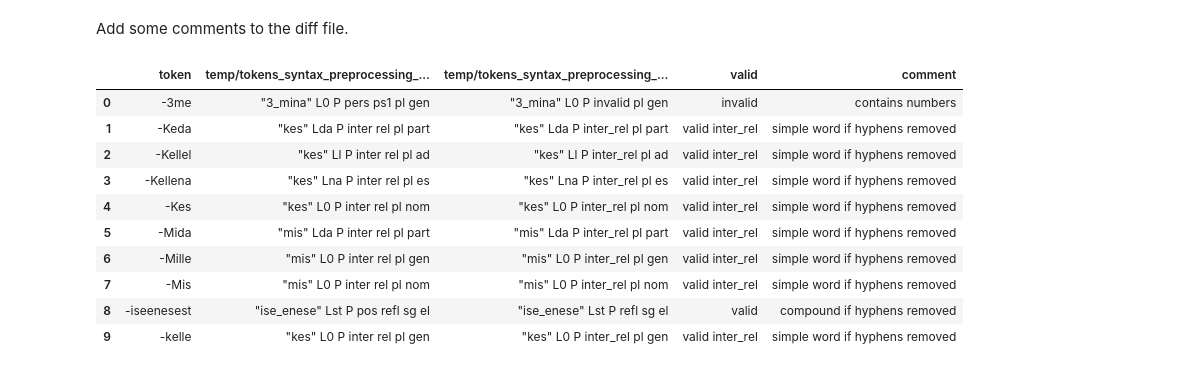
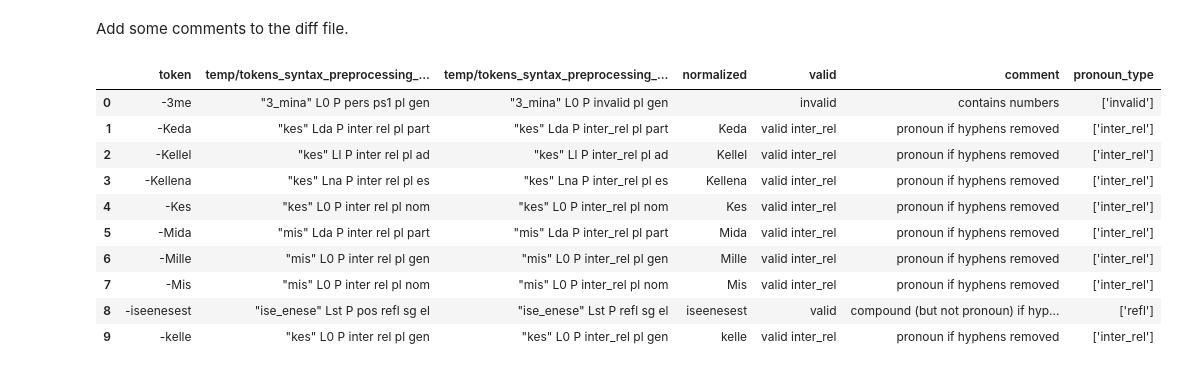
Before and after one commit to estnltk/koondkorpus-experiments, a Jupyter notebook: syntax_preprocessing_diff/syntax_preprocessing_diff.ipynb, the cells around one changed output. Saved outputs shown, nothing was run; the diff lists cells and outputs as text; code cells hidden in the pictures.

Commit message:
experiment with new NormalizingRewriter

```diff
--- a/syntax_preprocessing_diff/syntax_preprocessing_diff.ipynb
+++ b/syntax_preprocessing_diff/syntax_preprocessing_diff.ipynb
@@ -372,20 +372,43 @@ There are 6112 tokens processed differently. First 10:
 # %% [markdown]
 Add some comments to the diff file.
 # %%
-from estnltk.vabamorf import morf
+import pandas
+from estnltk.vabamorf.morf import Vabamorf
+from estnltk.rewriting.syntax_preprocessing.syntax_preprocessing import PronounTypeRewriter
+from estnltk.taggers.premorf import NormalizingRewriter
 
+normalizing_rewriter = NormalizingRewriter()
+rewriter = PronounTypeRewriter()
+morf = Vabamorf.instance()
 df = pandas.DataFrame.from_csv('results/diff_7a20b15_d9f8cae.csv', index_col=None)
 comments = []
 valid = []
+pronoun_type = []
+normalized = []
 for token, a in zip(df['token'], df['temp/tokens_syntax_preprocessing_d9f8cae.json']):
+    normal = normalizing_rewriter.rewrite({'text_copy': token})
+    if normal:
+        normalized.append(normal['normal'])
+    else:
+        normalized.append('')
+
+    record = morf.analyze([token], disambiguate=False)[0]['analysis']
+    for rec in record:
+        if rec['partofspeech'] == 'P':
+            record = [rec]
+            break
+    result = rewriter.rewrite(record)
+    pronoun_type.append(str(result[0]['pronoun_type']))
+
     if 'invalid' in a:
         # pronoun_type on invalid
         valid.append('invalid')
     else:
         valid.append('valid')
     if 'inter_rel' in a:
-        # inter rel -> inter_rel difference
+        # 'inter rel' -> 'inter_rel' difference
         valid[-1] += ' inter_rel'
+
     if token.isalpha():
         # sõne koosneb ainult tähtedest
         comments.append('letters only')
@@ -397,46 +420,51 @@ for token, a in zip(df['token'], df['temp/tokens_syntax_preprocessing_d9f8cae.js
     if any(c.isnumeric() for c in token):
         # sõne sisaldab numbrit
         comments.append('contains numbers')
         continue
     token_wo_hyphen = token.replace('-', '')
     if token_wo_hyphen.isalpha():
         # sõne pärast sidekriipsude eemaldamist koosneb ainult tähtedest
         if all(morf.analyze([part])[0]['analysis'][0]['partofspeech'] == 'P' for part in token.split('-')):
             # sõne koosneb sidekriipsuga eraldatud asesõnadest, näiteks 'sinu-minu-meie'
             # sõnaliigi määramisel vaatame ainult esimest analüüsi
             comments.append('pronoun compound')
             continue
         analysis = morf.analyze([token_wo_hyphen], guess=False, propername=False)[0]['analysis'][0]
         if analysis['partofspeech'] == 'Z':
             #tegemist ei ole sõnaga
             comments.append('not a word if hyphens removed')
             continue
+        elif analysis['partofspeech'] == 'P':
+            #tegemist on asesõnaga
+            comments.append('pronoun if hyphens removed')
+            continue
         else:
-            # tegemist on sõnaga
+            # tegemist on sõnaga, mis pole asesõna
             if len(analysis['root_tokens']) == 1:
-                # ei ole liitsõna, vaatame ainult esimest analüüsi
-                comments.append('simple word if hyphens removed')
+                # ei ole liitsõna (esimese analüüsi põhjal)
+                comments.append('simple word (but not pronoun) if hyphens removed')
                 continue
             else:
                 # on liitsõna
-                comments.append('compound if hyphens removed')
+                comments.append('compound (but not pronoun) if hyphens removed')
                 continue
     comments.append('other')
-
+df['normalized'] = normalized
 df['valid'] = valid
 df['comment'] = comments
+df['pronoun_type'] = pronoun_type
 
 df.to_csv('results/diff_7a20b15_d9f8cae_with_comments.csv', index=False)
 df[:10]
 # %% [output]
-|  | token | temp/tokens_syntax_preprocessing_... | temp/tokens_syntax_preprocessing_... | valid | comment |
-| 0 | -3me | "3_mina" L0 P pers ps1 pl gen | "3_mina" L0 P invalid pl gen | invalid | contains numbers |
-| 1 | -Keda | "kes" Lda P inter rel pl part | "kes" Lda P inter_rel pl part | valid inter_rel | simple word if hyphens removed |
-| 2 | -Kellel | "kes" Ll P inter rel pl ad | "kes" Ll P inter_rel pl ad | valid inter_rel | simple word if hyphens removed |
-| 3 | -Kellena | "kes" Lna P inter rel pl es | "kes" Lna P inter_rel pl es | valid inter_rel | simple word if hyphens removed |
-| 4 | -Kes | "kes" L0 P inter rel pl nom | "kes" L0 P inter_rel pl nom | valid inter_rel | simple word if hyphens removed |
-| 5 | -Mida | "mis" Lda P inter rel pl part | "mis" Lda P inter_rel pl part | valid inter_rel | simple word if hyphens removed |
-| 6 | -Mille | "mis" L0 P inter rel pl gen | "mis" L0 P inter_rel pl gen | valid inter_rel | simple word if hyphens removed |
-| 7 | -Mis | "mis" L0 P inter rel pl nom | "mis" L0 P inter_rel pl nom | valid inter_rel | simple word if hyphens removed |
-| 8 | -iseenesest | "ise_enese" Lst P pos refl sg el | "ise_enese" Lst P refl sg el | valid | compound if hyphens removed |
-| 9 | -kelle | "kes" L0 P inter rel pl gen | "kes" L0 P inter_rel pl gen | valid inter_rel | simple word if hyphens removed |
+|  | token | temp/tokens_syntax_preprocessing_... | temp/tokens_syntax_preprocessing_... | normalized | valid | comment | pronoun_type |
+| 0 | -3me | "3_mina" L0 P pers ps1 pl gen | "3_mina" L0 P invalid pl gen |  | invalid | contains numbers | ['invalid'] |
+| 1 | -Keda | "kes" Lda P inter rel pl part | "kes" Lda P inter_rel pl part | Keda | valid inter_rel | pronoun if hyphens removed | ['inter_rel'] |
+| 2 | -Kellel | "kes" Ll P inter rel pl ad | "kes" Ll P inter_rel pl ad | Kellel | valid inter_rel | pronoun if hyphens removed | ['inter_rel'] |
+| 3 | -Kellena | "kes" Lna P inter rel pl es | "kes" Lna P inter_rel pl es | Kellena | valid inter_rel | pronoun if hyphens removed | ['inter_rel'] |
+| 4 | -Kes | "kes" L0 P inter rel pl nom | "kes" L0 P inter_rel pl nom | Kes | valid inter_rel | pronoun if hyphens removed | ['inter_rel'] |
+| 5 | -Mida | "mis" Lda P inter rel pl part | "mis" Lda P inter_rel pl part | Mida | valid inter_rel | pronoun if hyphens removed | ['inter_rel'] |
+| 6 | -Mille | "mis" L0 P inter rel pl gen | "mis" L0 P inter_rel pl gen | Mille | valid inter_rel | pronoun if hyphens removed | ['inter_rel'] |
+| 7 | -Mis | "mis" L0 P inter rel pl nom | "mis" L0 P inter_rel pl nom | Mis | valid inter_rel | pronoun if hyphens removed | ['inter_rel'] |
+| 8 | -iseenesest | "ise_enese" Lst P pos refl sg el | "ise_enese" Lst P refl sg el | iseenesest | valid | compound (but not pronoun) if hyp... | ['refl'] |
+| 9 | -kelle | "kes" L0 P inter rel pl gen | "kes" L0 P inter_rel pl gen | kelle | valid inter_rel | pronoun if hyphens removed | ['inter_rel'] |
```
Also changed, not shown: 1 other file.
